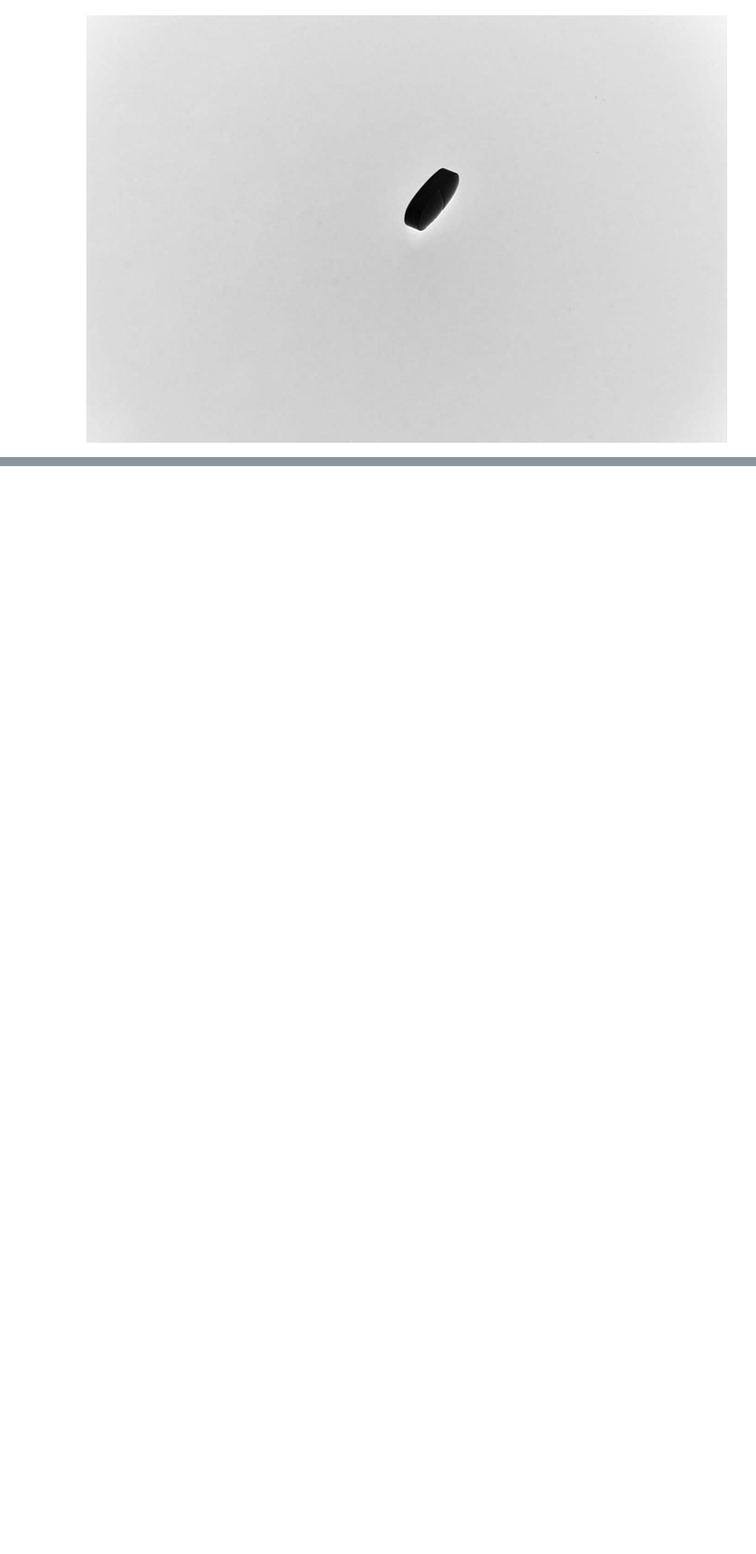
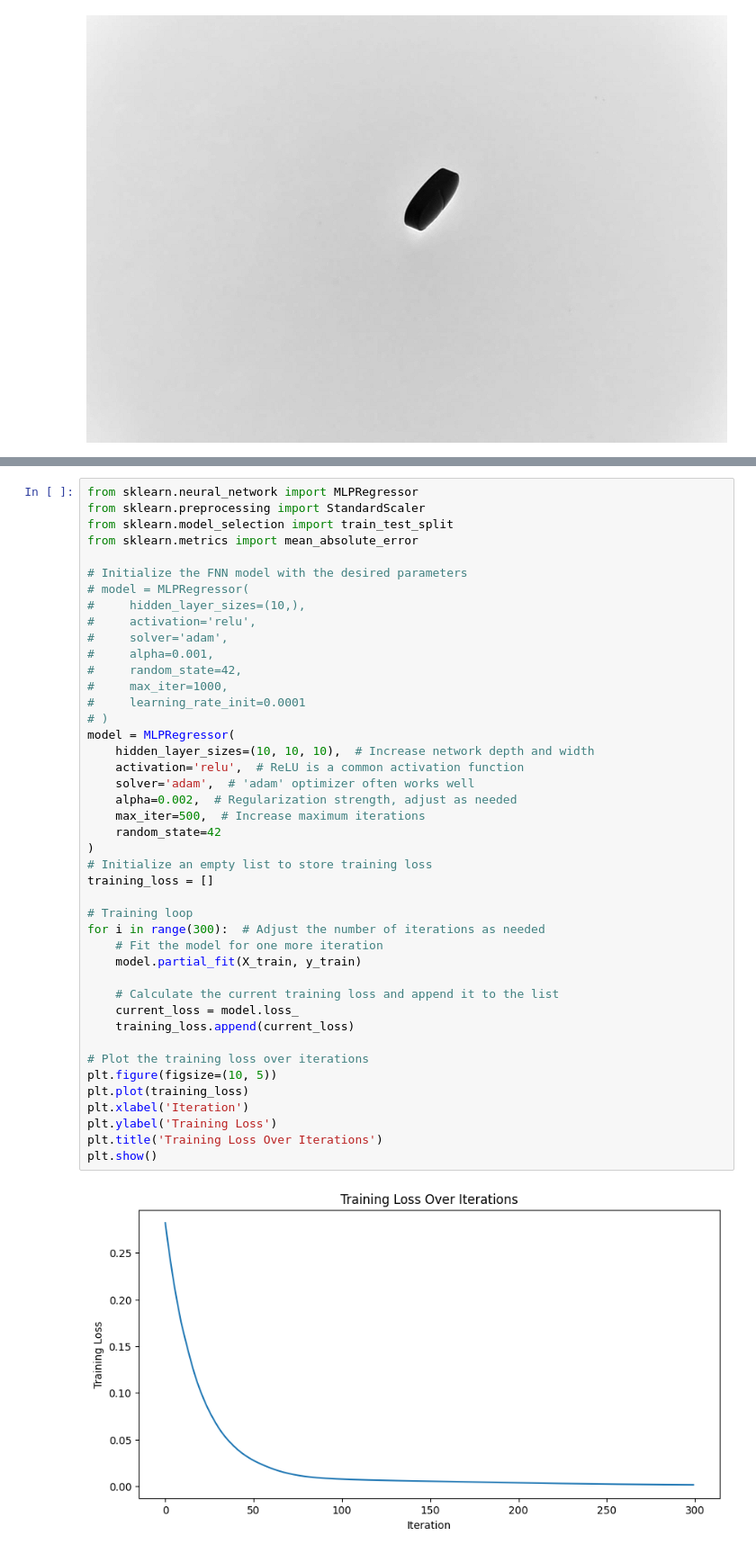
Before and after one commit to Ninaad1007/Weight-Detection-using-Pills-Images, a Jupyter notebook: PillWeight_ai.ipynb, the cells around one changed output, grey strips where cells are left out. Shown: that part at 90% size. Saved outputs shown, nothing was run; the diff lists cells and outputs as text; blank space fills up the shorter version.

```diff
--- a/PillWeight_ai.ipynb
+++ b/PillWeight_ai.ipynb
@@ -256,0 +354,45 @@ print(merged_df)
+# %%
+from sklearn.neural_network import MLPRegressor
+from sklearn.preprocessing import StandardScaler
+from sklearn.model_selection import train_test_split
+from sklearn.metrics import mean_absolute_error
+
+# Initialize the FNN model with the desired parameters
+# model = MLPRegressor(
+#     hidden_layer_sizes=(10,),
+#     activation='relu',
+#     solver='adam',
+#     alpha=0.001,
+#     random_state=42,
+#     max_iter=1000,
+#     learning_rate_init=0.0001
+# )
+model = MLPRegressor(
+    hidden_layer_sizes=(10, 10, 10),  # Increase network depth and width
+    activation='relu',  # ReLU is a common activation function
+    solver='adam',  # 'adam' optimizer often works well
+    alpha=0.002,  # Regularization strength, adjust as needed
+    max_iter=500,  # Increase maximum iterations
+    random_state=42
+)
+# Initialize an empty list to store training loss
+training_loss = []
+
+# Training loop
+for i in range(300):  # Adjust the number of iterations as needed
+    # Fit the model for one more iteration
+    model.partial_fit(X_train, y_train)
+
+    # Calculate the current training loss and append it to the list
+    current_loss = model.loss_
+    training_loss.append(current_loss)
+
+# Plot the training loss over iterations
+plt.figure(figsize=(10, 5))
+plt.plot(training_loss)
+plt.xlabel('Iteration')
+plt.ylabel('Training Loss')
+plt.title('Training Loss Over Iterations')
+plt.show()
+# %% [output]
+[figure, added]
```
Also changed, not shown: parts of 5 cells of this notebook.
